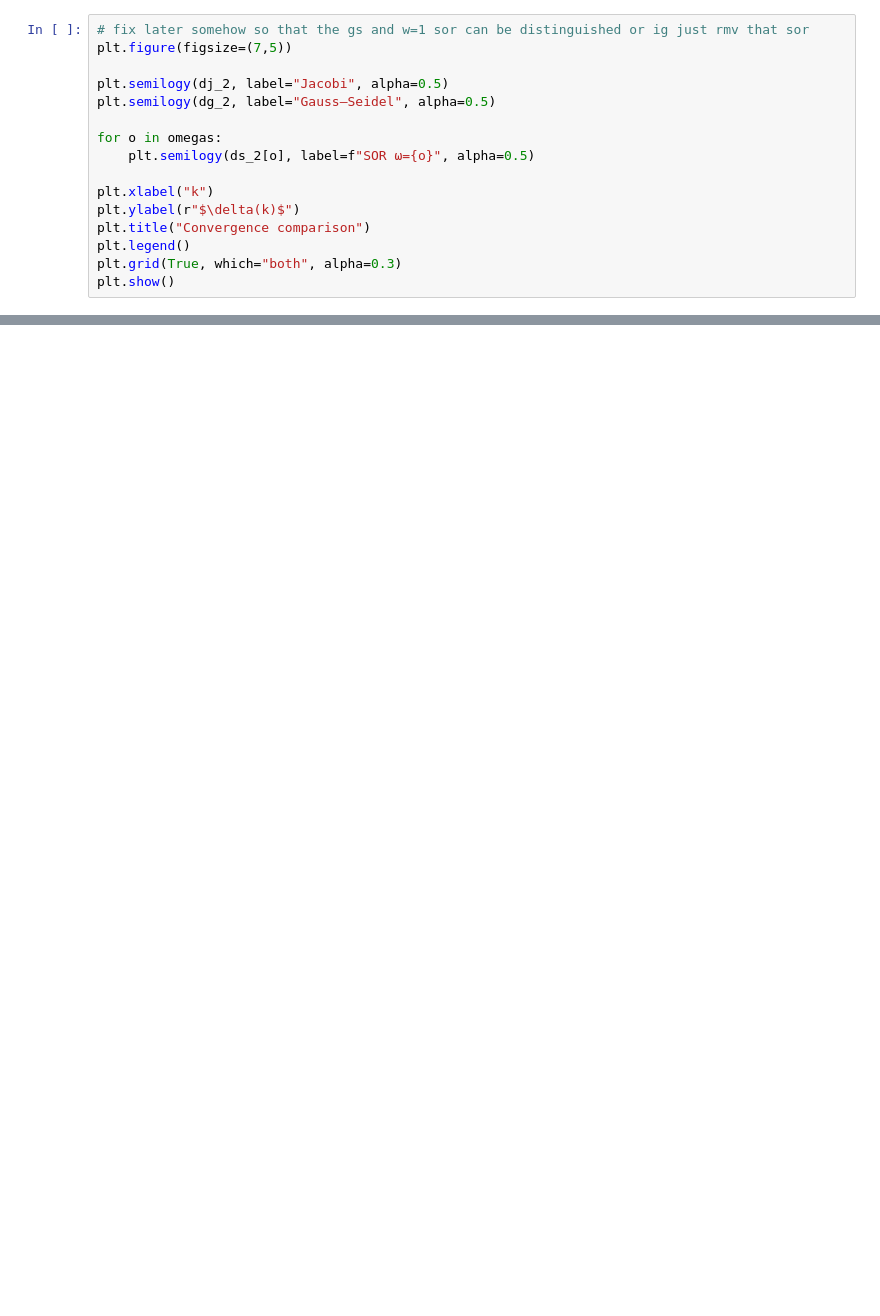
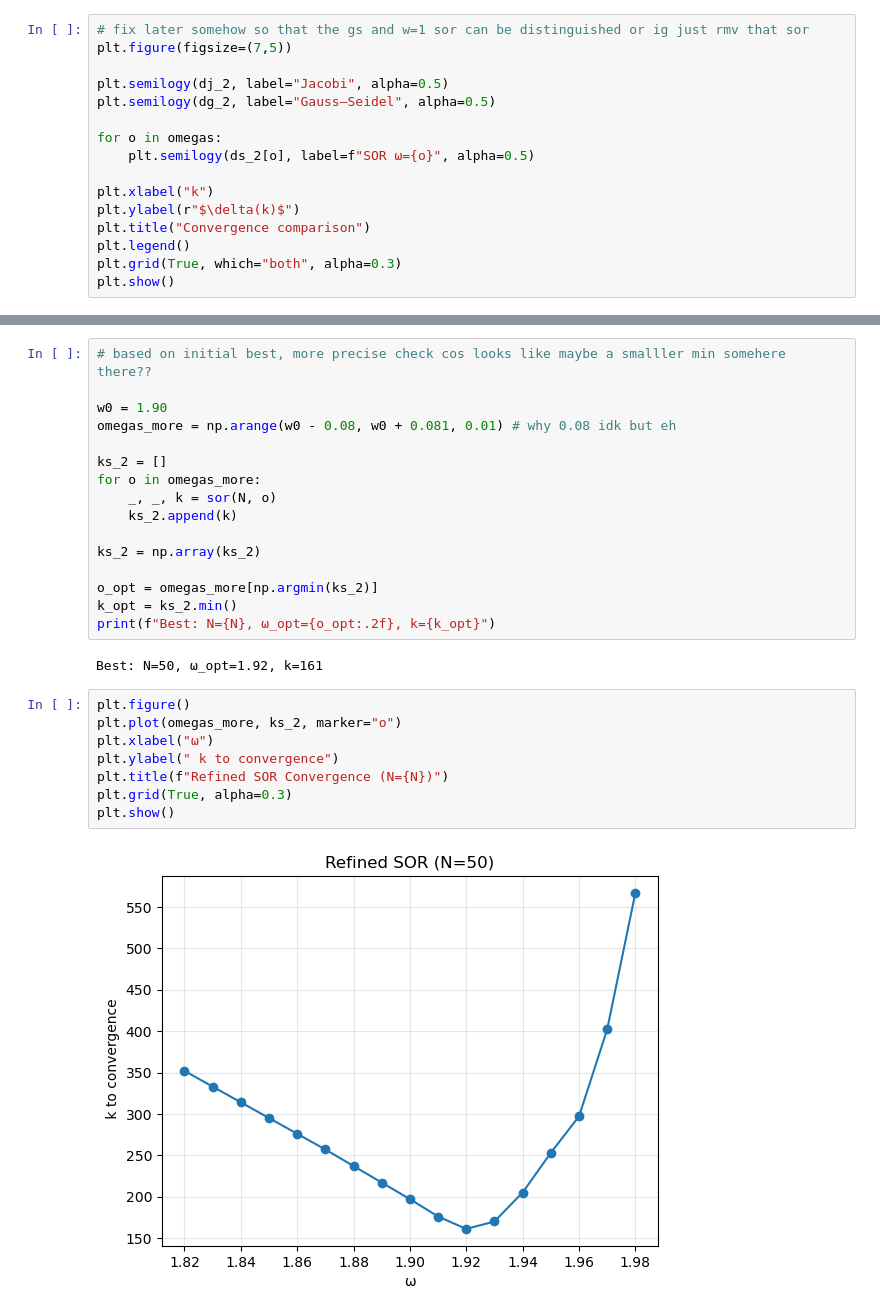
Before and after one commit to BenVigos/Scientific-Computing, a Jupyter notebook: assignment_1/notebooks/experiments.ipynb, the cells around one changed output, grey strips where cells are left out. Cells and saved outputs as stored; diff of their text form; blank space fills up the shorter version.

```diff
--- a/assignment_1/notebooks/experiments.ipynb
+++ b/assignment_1/notebooks/experiments.ipynb
@@ -86,0 +115,28 @@ plt.show()
+# %%
+# based on initial best, more precise check cos looks like maybe a smalller min somehere there??
+
+w0 = 1.90
+omegas_more = np.arange(w0 - 0.08, w0 + 0.081, 0.01) # why 0.08 idk but eh
+
+ks_2 = []
+for o in omegas_more:
+    _, _, k = sor(N, o)
+    ks_2.append(k)
+
+ks_2 = np.array(ks_2)
+
+o_opt = omegas_more[np.argmin(ks_2)]
+k_opt = ks_2.min()
+print(f"Best: N={N}, ω_opt={o_opt:.2f}, k={k_opt}")
+# %% [output]
+Best: N=50, ω_opt=1.92, k=161
+# %%
+plt.figure()
+plt.plot(omegas_more, ks_2, marker="o")
+plt.xlabel("ω")
+plt.ylabel(" k to convergence")
+plt.title(f"Refined SOR Convergence (N={N})")
+plt.grid(True, alpha=0.3)
+plt.show()
+# %% [output]
+[figure, added]
```
Also changed, not shown: parts of 9 cells of this notebook, 1 other file.
